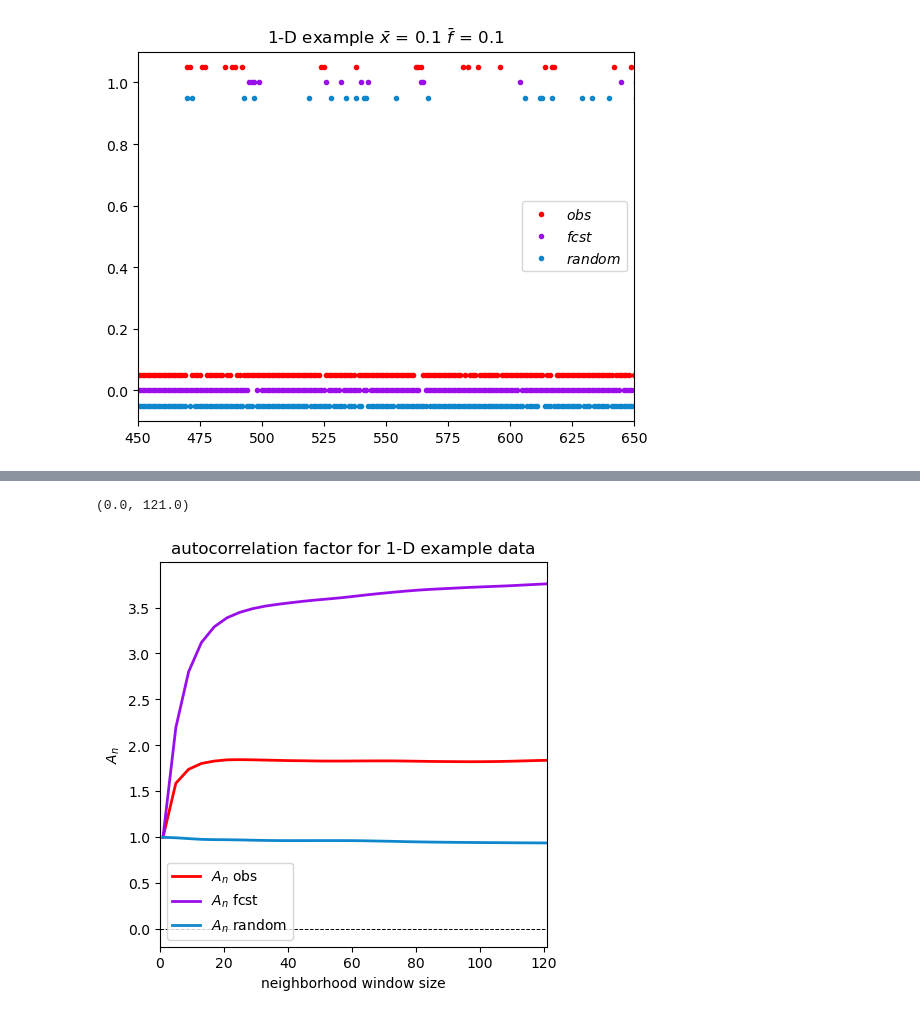
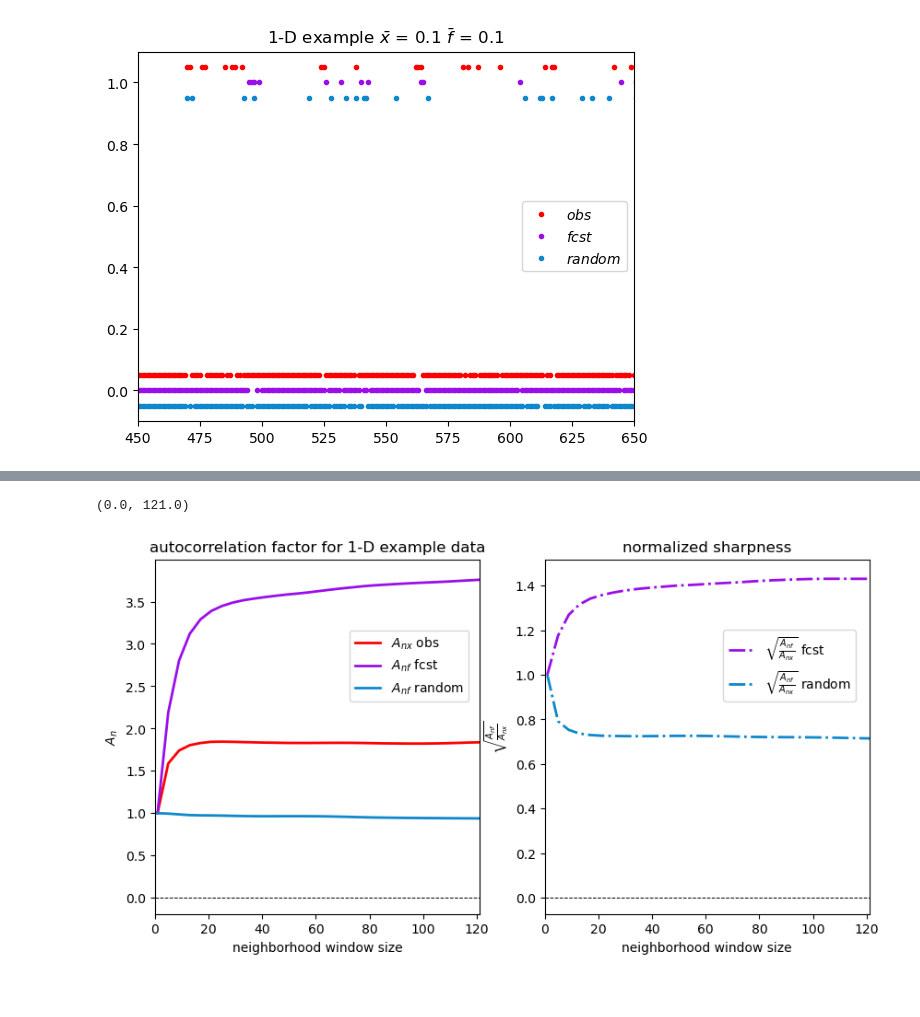
Before and after one commit to baldwin-ou/verification, a Jupyter notebook: issues_with_FSS.ipynb, the cells around one changed output, grey strips where cells are left out. Drawn from its saved outputs; the diff is of its cells as text; code cells hidden in the pictures.

```diff
--- a/issues_with_FSS.ipynb
+++ b/issues_with_FSS.ipynb
@@ -268,22 +308,30 @@ where $N_w$ is the neighborhood window size and $A_n$ is the autocorrelation fac
 # %%
 # autocorrelation factor in our 1-D example
+fig,ax = plt.subplots(1,2,figsize=(10,5))
+axs=ax.flat
 
 s_x_2_0=np.var(obs1)
 a_n_obs=sx_2*nwin/s_x_2_0
 a_n_fcst=sf_2*nwin/s_x_2_0
 a_n_rand=sf_2_rand*nwin/s_x_2_0
-fig,axs = plt.subplots(figsize=(5,5))
-axs.plot(nwin,a_n_obs,c=colorlist[0],lw=2.,label=r'${A_n}$ obs')
-axs.plot(nwin,a_n_fcst,c=colorlist[1],lw=2.,label=r'${A_n}$ fcst')
-axs.plot(nwin,a_n_rand,c=colorlist[2],lw=2.,label=r'${A_n}$ random')
+axs[0].plot(nwin,a_n_obs,c=colorlist[0],lw=2.,label=r'${A_{nx}}$ obs')
+axs[0].plot(nwin,a_n_fcst,c=colorlist[1],lw=2.,label=r'${A_{nf}}$ fcst')
+axs[0].plot(nwin,a_n_rand,c=colorlist[2],lw=2.,label=r'${A_{nf}}$ random')
+axs[0].plot([0.,400.],[0.,0.],c='k',ls='--',lw=0.7)
+axs[0].legend(loc=[0.6,0.6])
+axs[0].set_xlabel('neighborhood window size')
+axs[0].set_ylabel(r'$A_n$')
+axs[0].set_title(r'autocorrelation factor for 1-D example data')
+axs[0].set_xlim(0.,121.)
 
-
-axs.plot([0.,400.],[0.,0.],c='k',ls='--',lw=0.7)
-axs.legend()
-axs.set_xlabel('neighborhood window size')
-axs.set_ylabel(r'$A_n$')
-axs.set_title(r'autocorrelation factor for 1-D example data')
-axs.set_xlim(0.,121.)
+axs[1].plot(nwin,np.sqrt(a_n_fcst/a_n_obs),c=colorlist[1],lw=2.,ls='-.',label=r'$\sqrt{\frac{A_{nf}}{A_{nx}}}$ fcst')
+axs[1].plot(nwin,np.sqrt(a_n_rand/a_n_obs),c=colorlist[2],lw=2.,ls='-.',label=r'$\sqrt{\frac{A_{nf}}{A_{nx}}}$ random')
+axs[1].plot([0.,400.],[0.,0.],c='k',ls='--',lw=0.7)
+axs[1].legend(loc=[0.55,0.6])
+axs[1].set_xlabel('neighborhood window size')
+axs[1].set_ylabel(r'$\sqrt{\frac{A_{nf}}{A_{nx}}}$')
+axs[1].set_title(r'normalized sharpness')
+axs[1].set_xlim(0.,121.)
 # %% [output]
 (0.0, 121.0)
-[figure, old version]
+[figure, new version]
```
Also changed, not shown: parts of 13 cells of this notebook.
